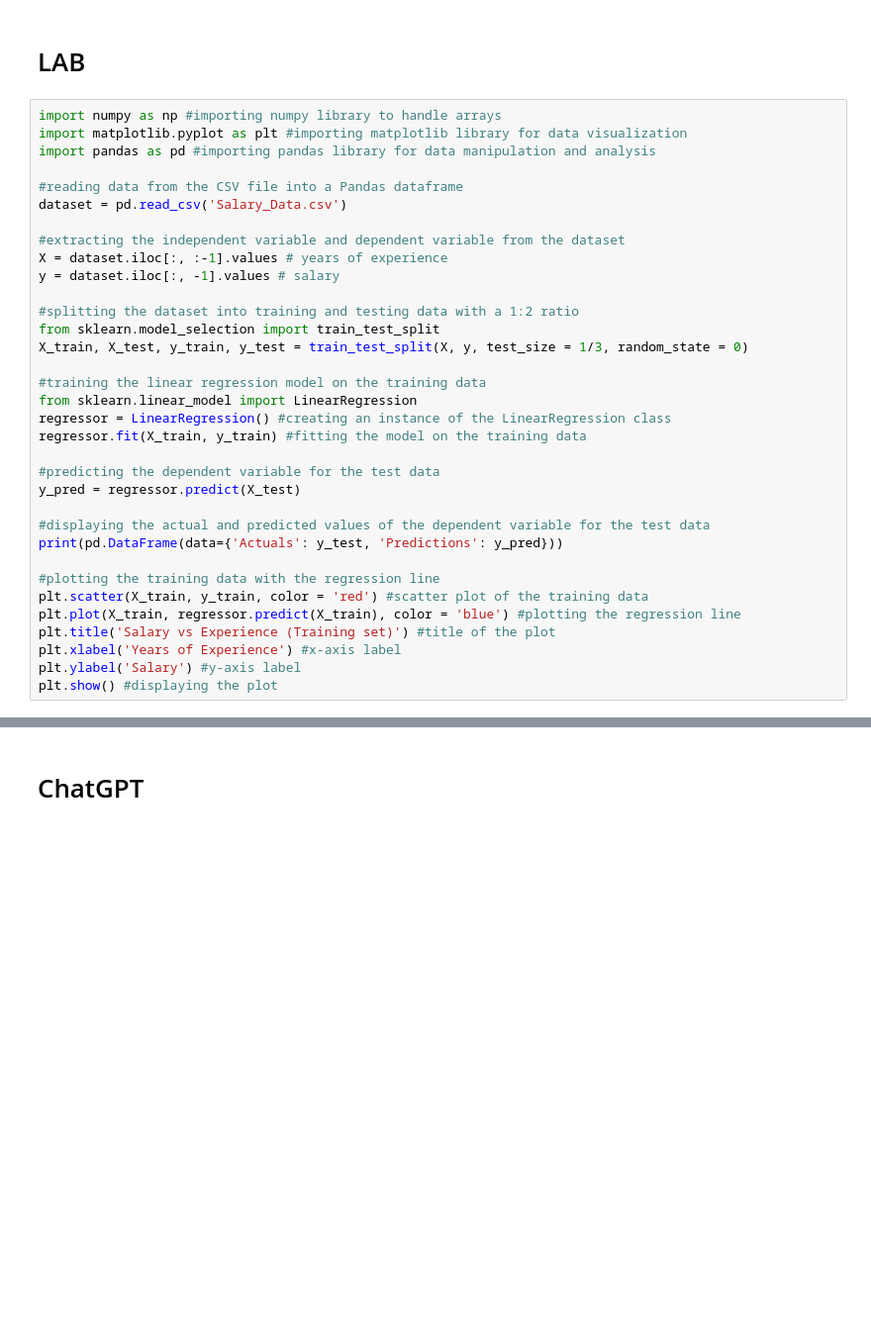
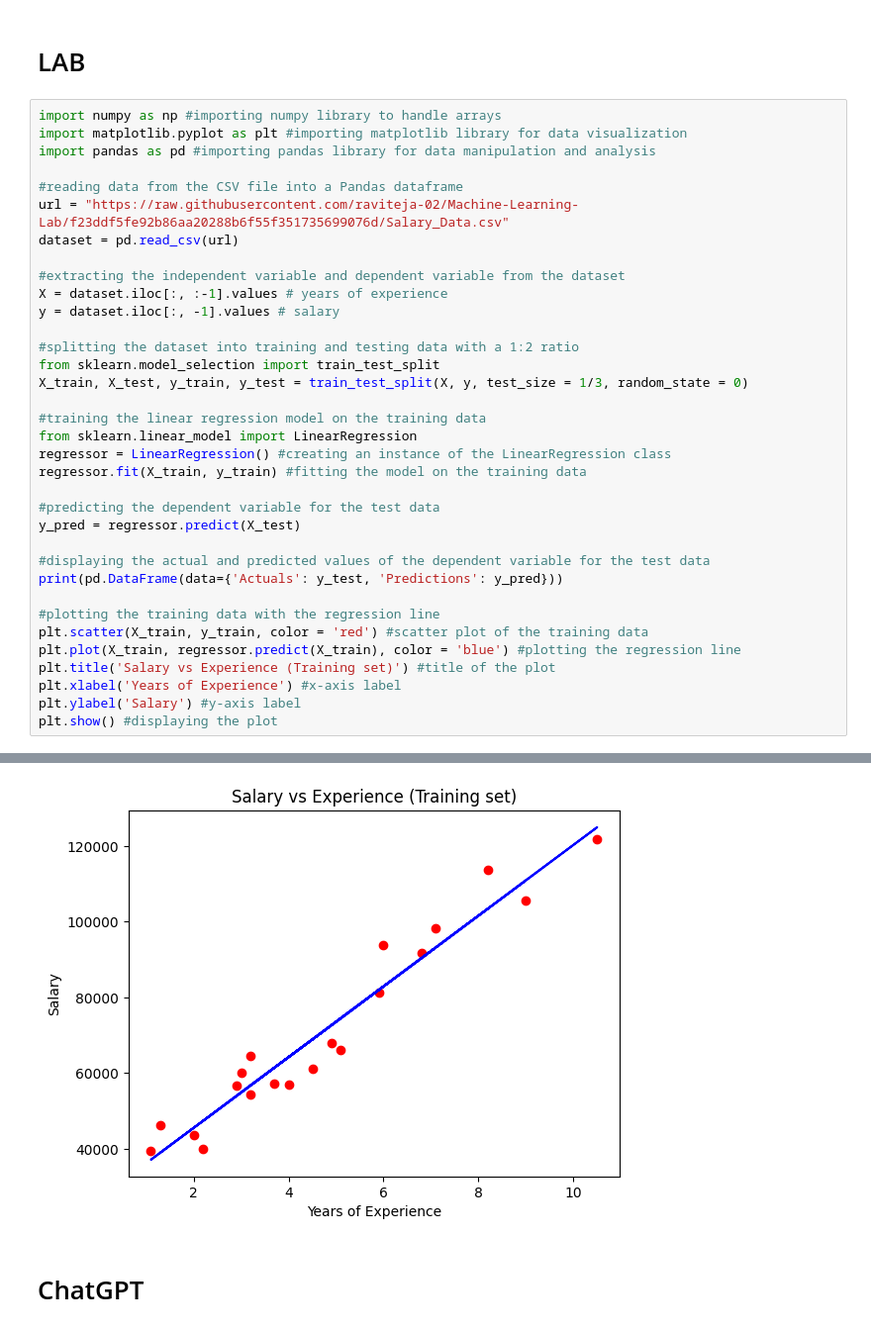
Before and after one commit to raviteja-02/Machine-Learning-Lab, a Jupyter notebook: 6th program.ipynb, the cells around one changed output, grey strips where cells are left out. Shown at 99% size. Cells and saved outputs as stored; diff of their text form; blank space fills up the shorter version.

```diff
--- a/6th program.ipynb
+++ b/6th program.ipynb
@@ -24,7 +24,8 @@ import matplotlib.pyplot as plt #importing matplotlib library for data visualiza
 import pandas as pd #importing pandas library for data manipulation and analysis
 
 #reading data from the CSV file into a Pandas dataframe
-dataset = pd.read_csv('Salary_Data.csv')
+url = "https://raw.githubusercontent.com/raviteja-02/Machine-Learning-Lab/f23ddf5fe92b86aa20288b6f55f351735699076d/Salary_Data.csv"
+dataset = pd.read_csv(url)
 
 #extracting the independent variable and dependent variable from the dataset
 X = dataset.iloc[:, :-1].values # years of experience
@@ -57,2 +68,3 @@ FileNotFoundError: [Errno 2] No such file or directory: 'Salary_Data.csv'
+[figure, added]
 # %% [markdown]
 <h1>ChatGPT</h1>
```
Also changed, not shown: parts of 2 cells of this notebook.
